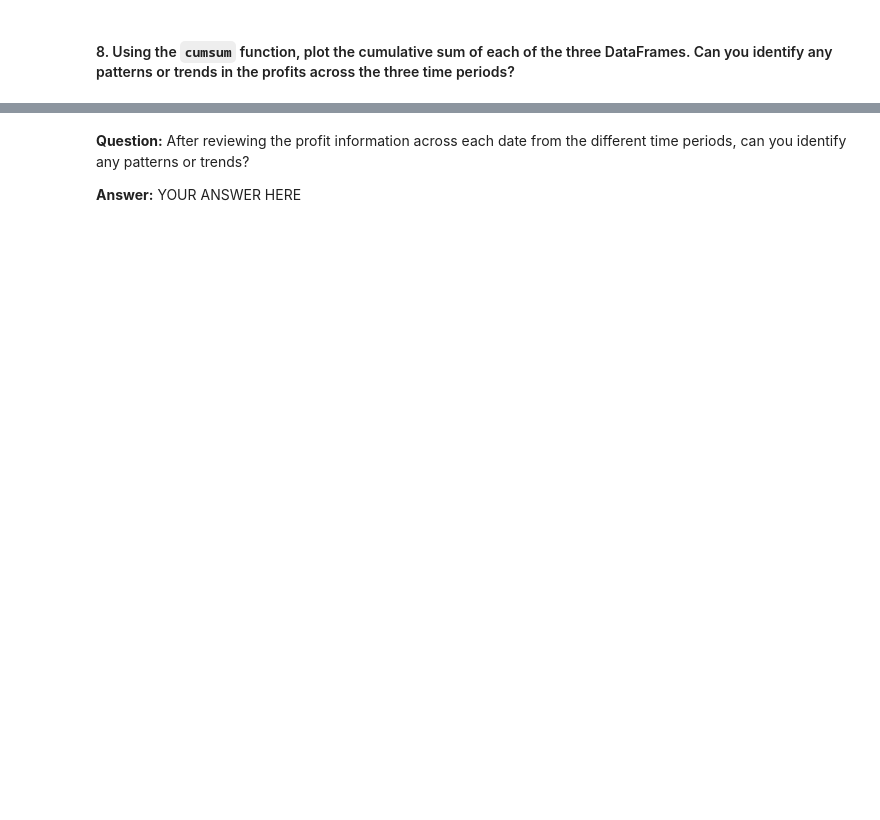
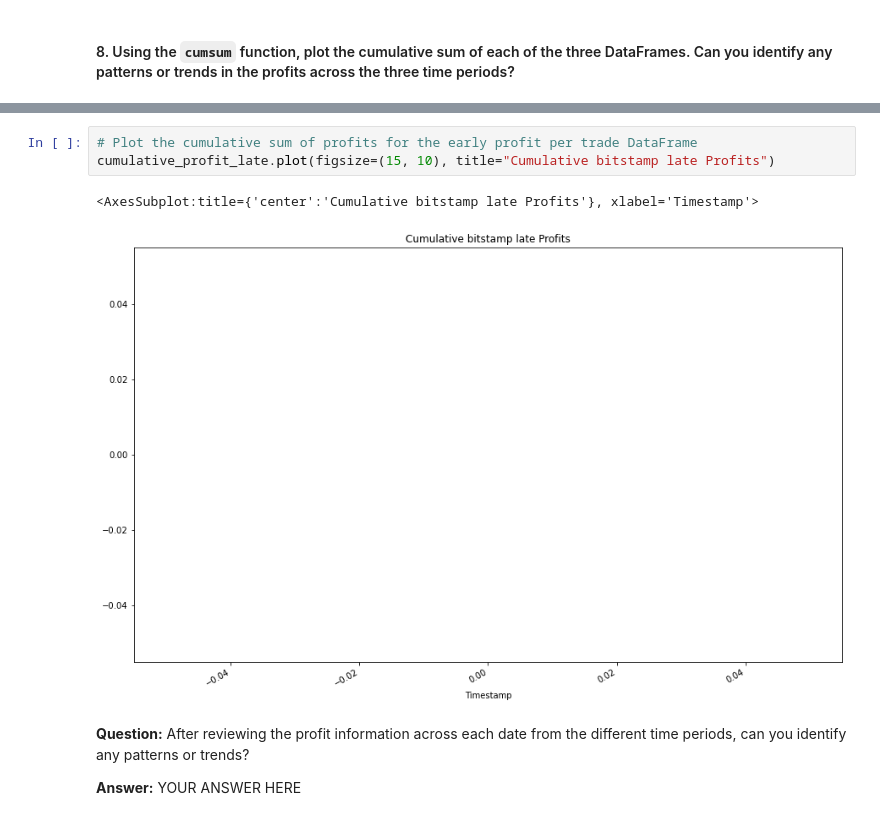
Before and after one commit to EGeorge2021r/Challenge3Repo, a Jupyter notebook: Starter_Code/crypto_arbitrage.ipynb, the cells around one changed output, grey strips where cells are left out. Drawn from its saved outputs; the diff is of its cells as text; blank space fills up the shorter version.

```diff
--- a/Starter_Code/crypto_arbitrage.ipynb
+++ b/Starter_Code/crypto_arbitrage.ipynb
@@ -954,3 +979,9 @@ SyntaxError: invalid syntax (<ipython-input-65-b5d43a90cd8b>, line 2)
+# %%
+# Plot the cumulative sum of profits for the early profit per trade DataFrame
+cumulative_profit_late.plot(figsize=(15, 10), title="Cumulative bitstamp late Profits")
+# %% [output]
+<AxesSubplot:title={'center':'Cumulative bitstamp late Profits'}, xlabel='Timestamp'>
+[figure, added]
 # %% [markdown]
 **Question:** After reviewing the profit information across each date from the different time periods, can you identify any patterns or trends?
 
```
Also changed, not shown: parts of 9 cells of this notebook.
